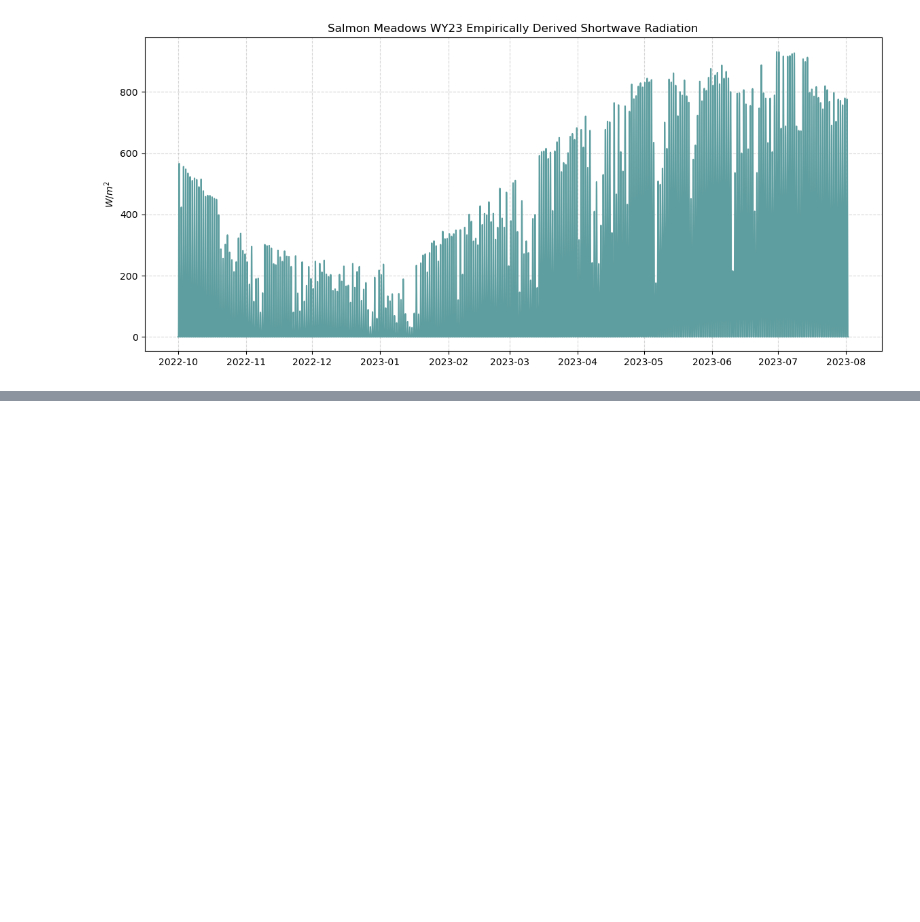
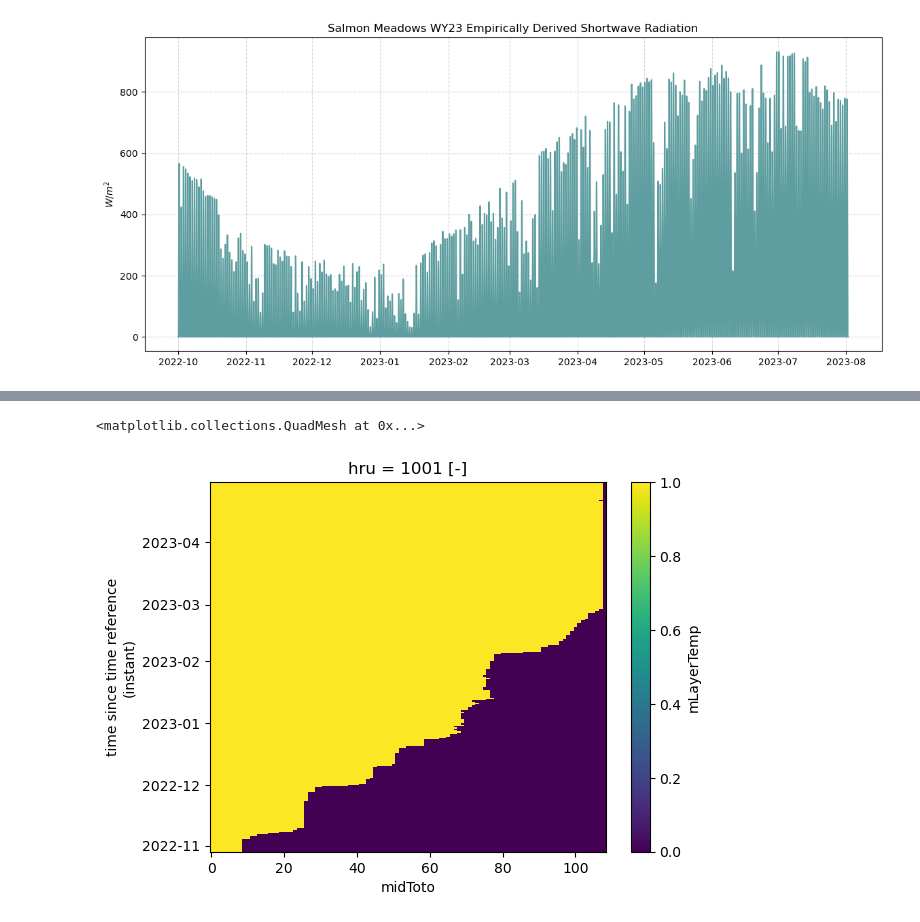
Before and after one commit to clinton-alden/summa, a Jupyter notebook: analysis/harts_analysis.ipynb, the cells around one changed output, grey strips where cells are left out. Saved outputs shown, nothing was run; the diff lists cells and outputs as text; code cells hidden in the pictures; blank space fills up the shorter version.

```diff
--- a/analysis/harts_analysis.ipynb
+++ b/analysis/harts_analysis.ipynb
@@ -134,0 +321,5 @@ ax.grid(ls='--', alpha=0.5)
+# %%
+temp.plot()
+# %% [output]
+<matplotlib.collections.QuadMesh at 0x...>
+[figure, added]
```
Also changed, not shown: parts of 13 cells of this notebook, 1 other file.
